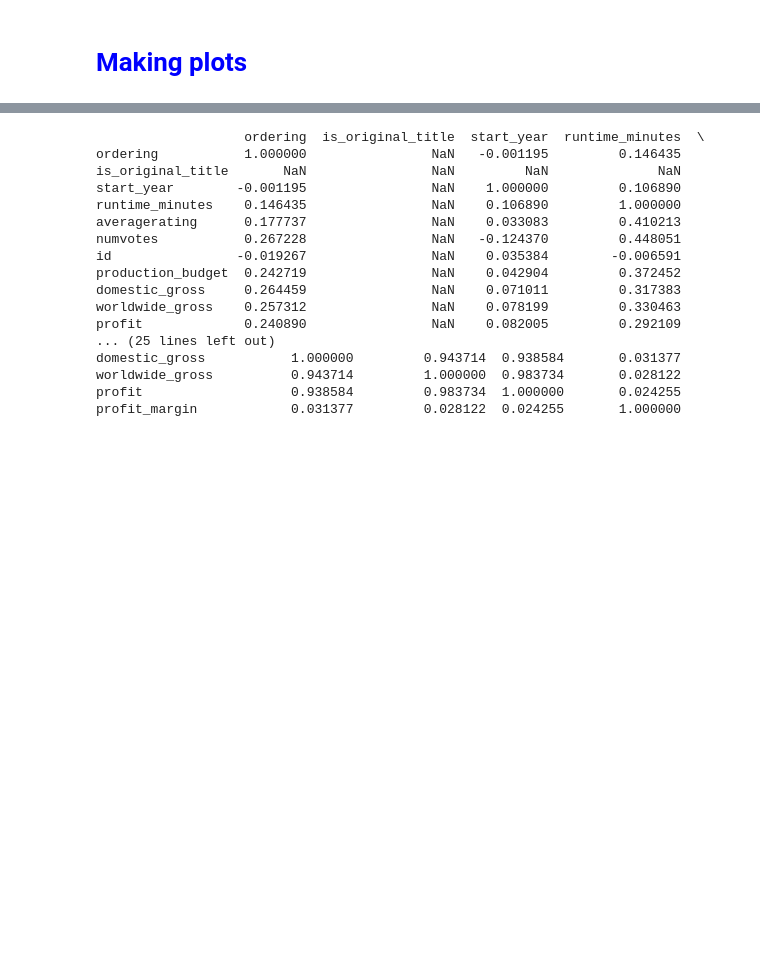
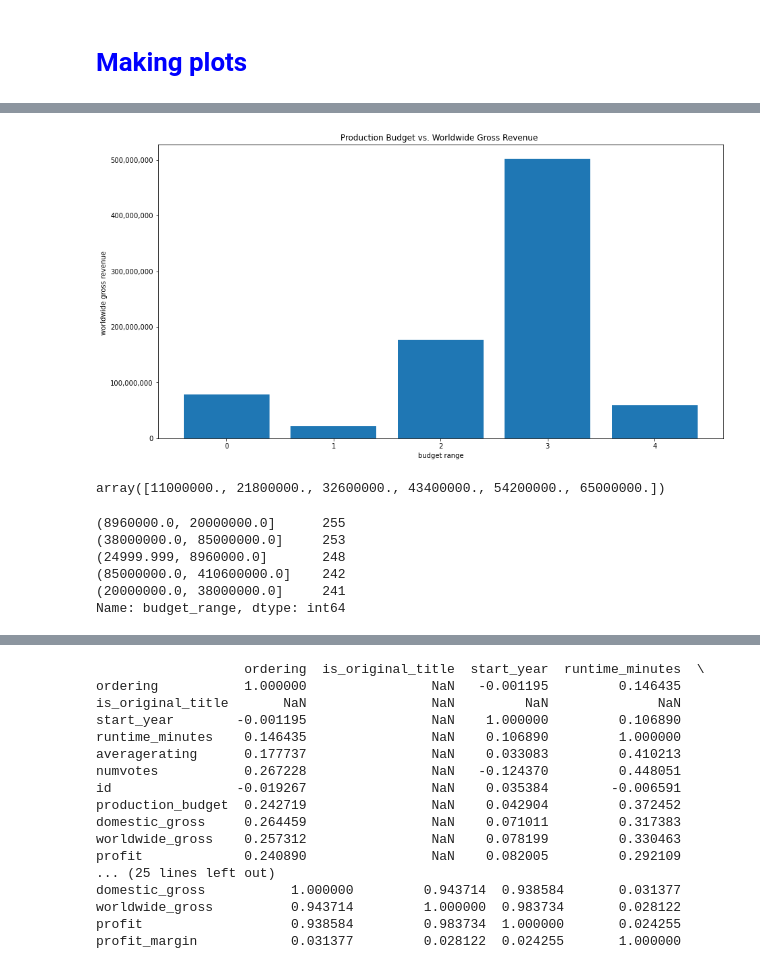
Before and after one commit to ImMaxRoss/Movie_Project, a Jupyter notebook: Keanan_code2.ipynb, the cells around one changed output, grey strips where cells are left out. Saved outputs shown, nothing was run; the diff lists cells and outputs as text; code cells hidden in the pictures; blank space fills up the shorter version.

```diff
--- a/Keanan_code2.ipynb
+++ b/Keanan_code2.ipynb
@@ -444,0 +420,48 @@ Correlation: (r) 0.7764641907664722
+# %%
+q1 = np.percentile(full_movies_profit_df["production_budget"],25)
+q3 = np.percentile(full_movies_profit_df["production_budget"],75)
+iqr = q3 - q1
+
+bin_width = iqr / 5
+# make array of bin edges, start = q1, stop = q3 +1 , count by bin_width)
+bin_edge = np.arange(q1, q3+1, bin_width)
+
+# full_movies_profit_df['budget_range'] = pd.cut(full_movies_profit_df['production_budget'], bins= bin_edge)
+
+# Trying Qcut
+full_movies_profit_df['budget_range'] = pd.qcut(full_movies_profit_df['production_budget'], q= 5)
+
+full_movies_profit_df['budget_range'] = full_movies_profit_df['budget_range'].astype(str)
+
+# grouped_full_movies_profit_df = full_movies_profit_df.groupby(by=['budget_range','worldwide_gross']).agg('mean').reset_index()
+grouped_full_movies_profit_df = full_movies_profit_df.groupby('budget_range')['worldwide_gross'].mean().reset_index()
+
+fig, ax = plt.subplots(figsize=(15,8))
+
+ax.bar(grouped_full_movies_profit_df['budget_range'],grouped_full_movies_profit_df['worldwide_gross'],width=0.8)
+
+ax.ticklabel_format(style='plain', axis='y')
+ax.yaxis.set_major_formatter(StrMethodFormatter('{x:,.0f}'))
+ax.xaxis.set_major_formatter(StrMethodFormatter('{x:,.0f}'))
+
+
+ax.set_xlabel("budget range")
+ax.set_ylabel("worldwide gross revenue ")
+ax.set_title("Production Budget vs. Worldwide Gross Revenue ");
+# Removing scientific notation
+plt.show()
+# %% [output]
+[figure, added]
+# %%
+bin_edge
+# %% [output]
+array([11000000., 21800000., 32600000., 43400000., 54200000., 65000000.])
+# %%
+full_movies_profit_df['budget_range'].value_counts()
+# %% [output]
+(8960000.0, 20000000.0]      255
+(38000000.0, 85000000.0]     253
+(24999.999, 8960000.0]       248
+(85000000.0, 410600000.0]    242
+(20000000.0, 38000000.0]     241
+Name: budget_range, dtype: int64
```
Also changed, not shown: parts of 12 cells of this notebook.
